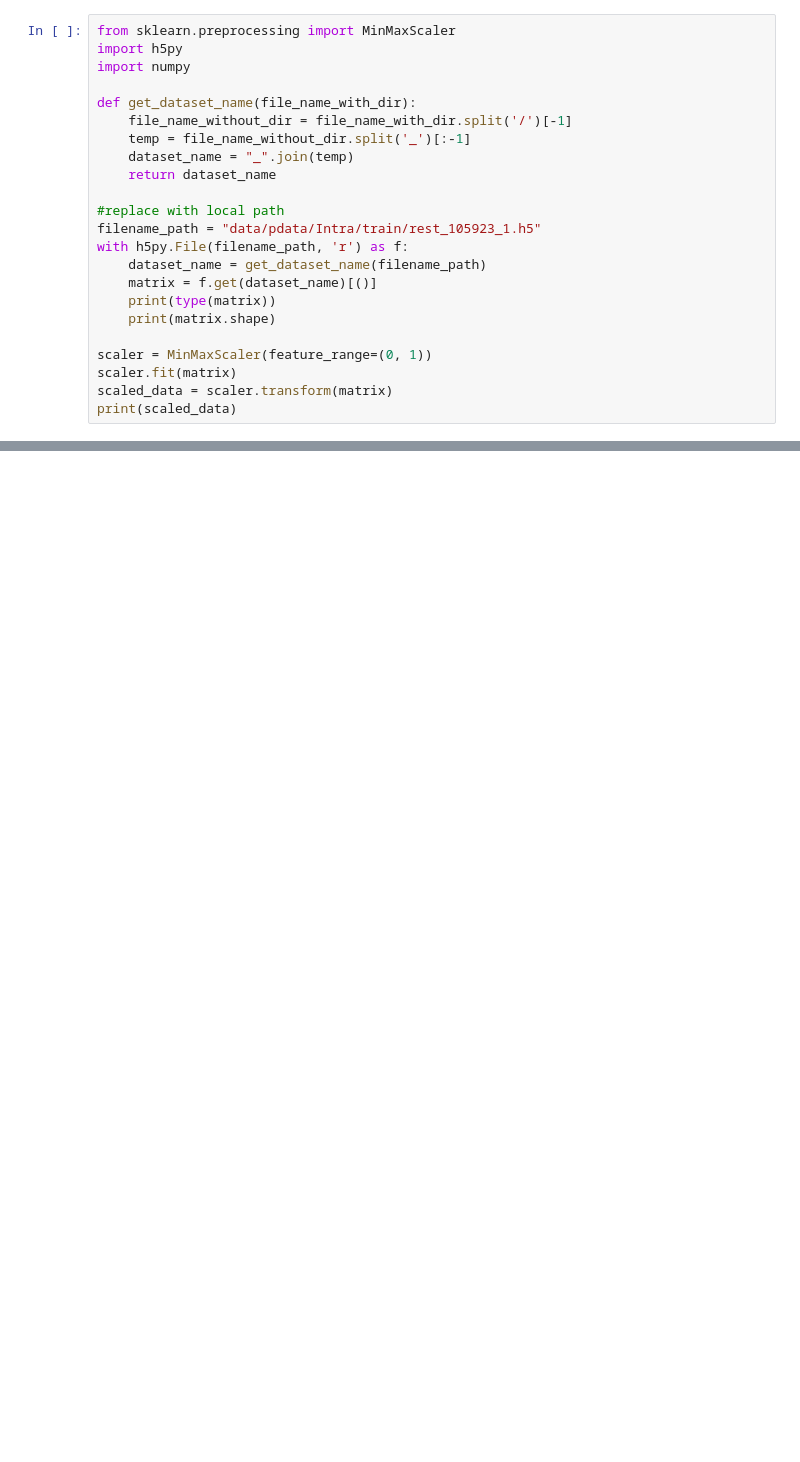
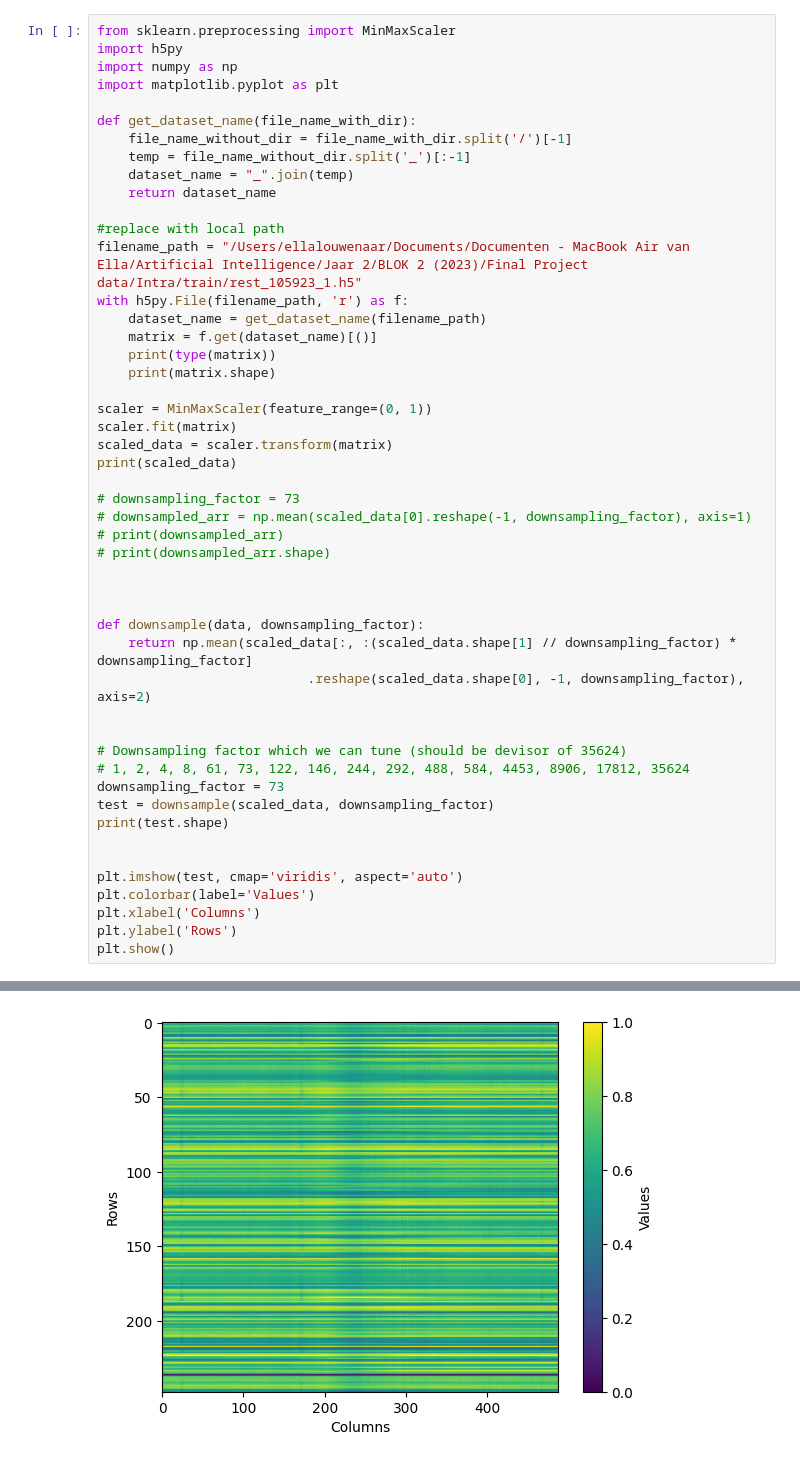
Before and after one commit to Roestenburg-J/PRDL_Assignment_2, a Jupyter notebook: preproc.ipynb, the cells around one changed output, grey strips where cells are left out. Drawn from its saved outputs; the diff is of its cells as text; blank space fills up the shorter version.

```diff
--- a/preproc.ipynb
+++ b/preproc.ipynb
@@ -1,7 +1,8 @@
 # %%
 from sklearn.preprocessing import MinMaxScaler
 import h5py
-import numpy
+import numpy as np
+import matplotlib.pyplot as plt
 
 def get_dataset_name(file_name_with_dir):
     file_name_without_dir = file_name_with_dir.split('/')[-1]
@@ -10,7 +11,7 @@ def get_dataset_name(file_name_with_dir):
     return dataset_name
 
 #replace with local path
-filename_path = "data/pdata/Intra/train/rest_105923_1.h5"
+filename_path = "/Users/ellalouwenaar/Documents/Documenten - MacBook Air van Ella/Artificial Intelligence/Jaar 2/BLOK 2 (2023)/Final Project data/Intra/train/rest_105923_1.h5"
 with h5py.File(filename_path, 'r') as f:
     dataset_name = get_dataset_name(filename_path)
     matrix = f.get(dataset_name)[()]
@@ -21,6 +22,31 @@ scaler = MinMaxScaler(feature_range=(0, 1))
 scaler.fit(matrix)
 scaled_data = scaler.transform(matrix)
 print(scaled_data)
+
+# downsampling_factor = 73
+# downsampled_arr = np.mean(scaled_data[0].reshape(-1, downsampling_factor), axis=1)
+# print(downsampled_arr)
+# print(downsampled_arr.shape)
+
+
+
+def downsample(data, downsampling_factor):
+    return np.mean(scaled_data[:, :(scaled_data.shape[1] // downsampling_factor) * downsampling_factor]
+                           .reshape(scaled_data.shape[0], -1, downsampling_factor), axis=2)
+
+
+# Downsampling factor which we can tune (should be devisor of 35624)
+# 1, 2, 4, 8, 61, 73, 122, 146, 244, 292, 488, 584, 4453, 8906, 17812, 35624
+downsampling_factor = 73
+test = downsample(scaled_data, downsampling_factor)
+print(test.shape)
+
+
+plt.imshow(test, cmap='viridis', aspect='auto')
+plt.colorbar(label='Values')
+plt.xlabel('Columns')
+plt.ylabel('Rows')
+plt.show()
 # %% [output]
 <class 'numpy.ndarray'>
 (248, 35624)
@@ -33,0 +68 @@ print(scaled_data)
+[figure, added]
```
Also changed, not shown: parts of 1 cell of this notebook.
